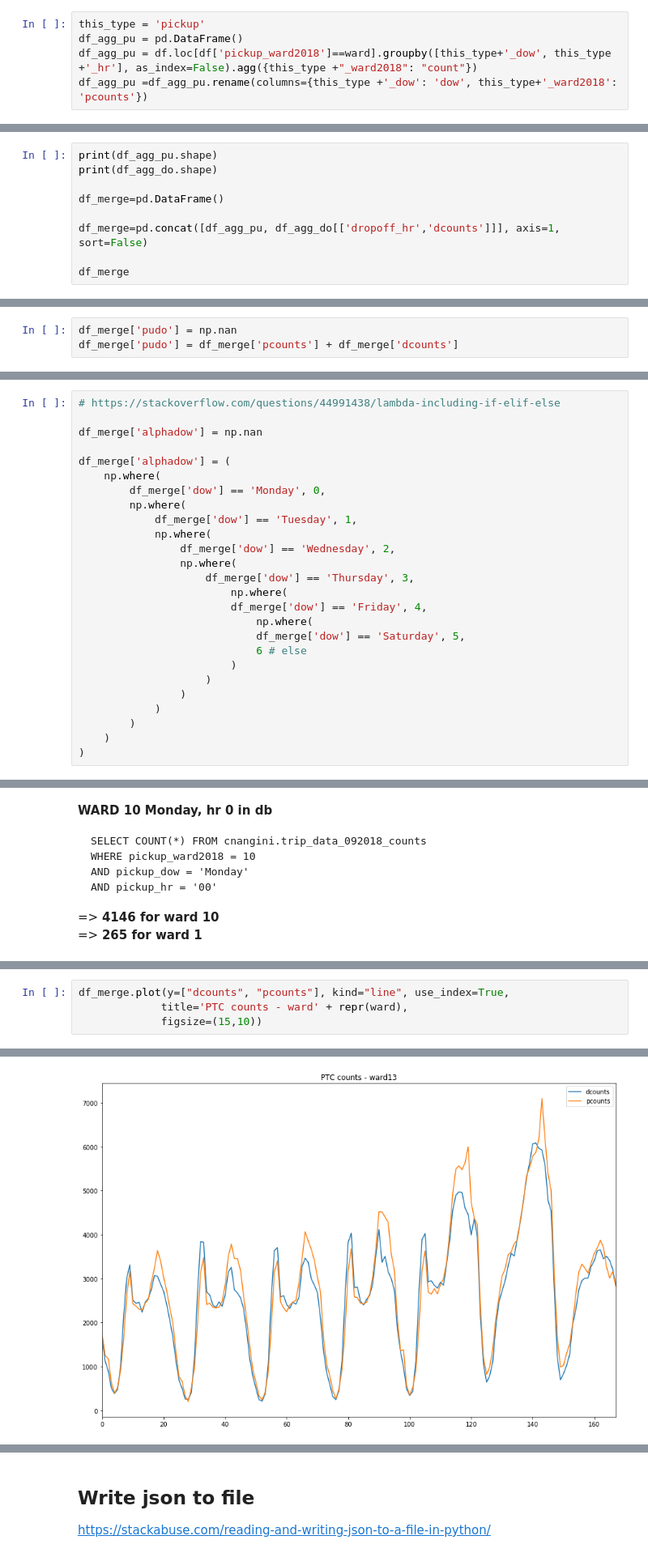
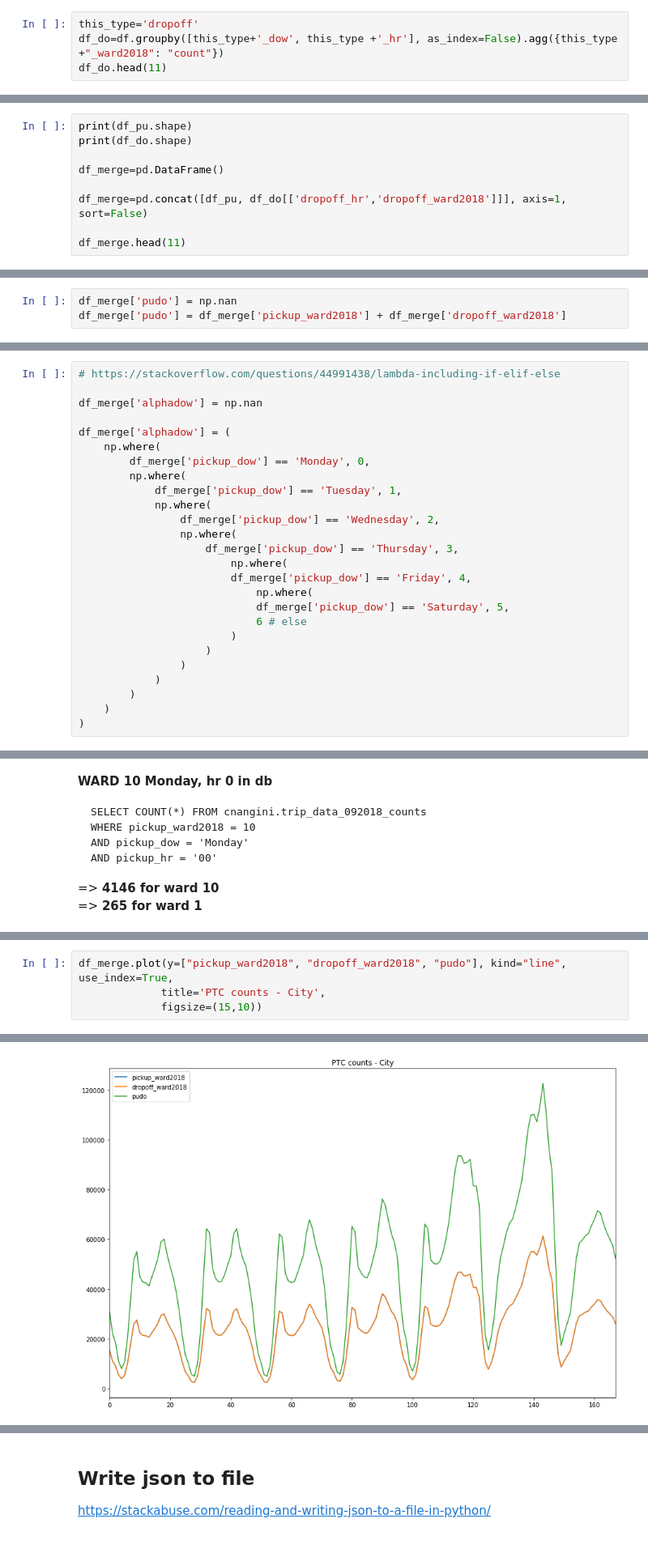
Before and after one commit to CityofToronto/bdit_cot-vfh, a Jupyter notebook: notebooks/Fig4_time-of-day-lineChart.ipynb, the cells around one changed output, grey strips where cells are left out. Shown at 81% size. Saved outputs shown, nothing was run; the diff lists cells and outputs as text.

```diff
--- a/notebooks/Fig4_time-of-day-lineChart.ipynb
+++ b/notebooks/Fig4_time-of-day-lineChart.ipynb
@@ -226,5 +189,4 @@ df.loc[df['pickup_ward2018']==ward].groupby([this_type+'_dow', this_type +'_hr']
 # %%
-this_type = 'pickup'
-df_agg_pu = pd.DataFrame()
-df_agg_pu = df.loc[df['pickup_ward2018']==ward].groupby([this_type+'_dow', this_type +'_hr'], as_index=False).agg({this_type +"_ward2018": "count"})
-df_agg_pu =df_agg_pu.rename(columns={this_type +'_dow': 'dow', this_type+'_ward2018': 'pcounts'})
+this_type='dropoff'
+df_do=df.groupby([this_type+'_dow', this_type +'_hr'], as_index=False).agg({this_type +"_ward2018": "count"})
+df_do.head(11)
@@ -291,12 +208,12 @@ df_agg_pu.loc[(df_agg_pu['dow']=='Monday') &
 # %%
-print(df_agg_pu.shape)
-print(df_agg_do.shape)
+print(df_pu.shape)
+print(df_do.shape)
 
 df_merge=pd.DataFrame()
 
-df_merge=pd.concat([df_agg_pu, df_agg_do[['dropoff_hr','dcounts']]], axis=1, sort=False)
+df_merge=pd.concat([df_pu, df_do[['dropoff_hr','dropoff_ward2018']]], axis=1, sort=False)
 
-df_merge
+df_merge.head(11)
 # %% [output]
 (168, 3)
 (168, 3)
@@ -322,7 +233,7 @@ df_merge
 ## 5. Add column to store sum of pick-ups and drop-offs
 # %%
 df_merge['pudo'] = np.nan
-df_merge['pudo'] = df_merge['pcounts'] + df_merge['dcounts']
+df_merge['pudo'] = df_merge['pickup_ward2018'] + df_merge['dropoff_ward2018']
 # %%
 df_merge.head(11)
 # %% [output]
@@ -400,17 +311,17 @@ df_merge['alphadow'] = np.nan
 
 df_merge['alphadow'] = (
     np.where(
-        df_merge['dow'] == 'Monday', 0,
+        df_merge['pickup_dow'] == 'Monday', 0,
         np.where(
-            df_merge['dow'] == 'Tuesday', 1,
+            df_merge['pickup_dow'] == 'Tuesday', 1,
             np.where(
-                df_merge['dow'] == 'Wednesday', 2,
+                df_merge['pickup_dow'] == 'Wednesday', 2,
                 np.where(
-                    df_merge['dow'] == 'Thursday', 3,
+                    df_merge['pickup_dow'] == 'Thursday', 3,
                         np.where(
-                        df_merge['dow'] == 'Friday', 4,
+                        df_merge['pickup_dow'] == 'Friday', 4,
                             np.where(
-                            df_merge['dow'] == 'Saturday', 5,
+                            df_merge['pickup_dow'] == 'Saturday', 5,
                             6 # else
                         )
                     )
@@ -557,7 +374,7 @@ print(df_merge['pcounts'].max())
 # %%
-df_merge.plot(y=["dcounts", "pcounts"], kind="line", use_index=True,
-             title='PTC counts - ward' + repr(ward),
+df_merge.plot(y=["pickup_ward2018", "dropoff_ward2018", "pudo"], kind="line", use_index=True,
+             title='PTC counts - City',
              figsize=(15,10))
 # %% [output]
 <matplotlib.axes._subplots.AxesSubplot at 0x...>
-[figure, old version]
+[figure, new version]
```
Also changed, not shown: parts of 41 cells of this notebook.
